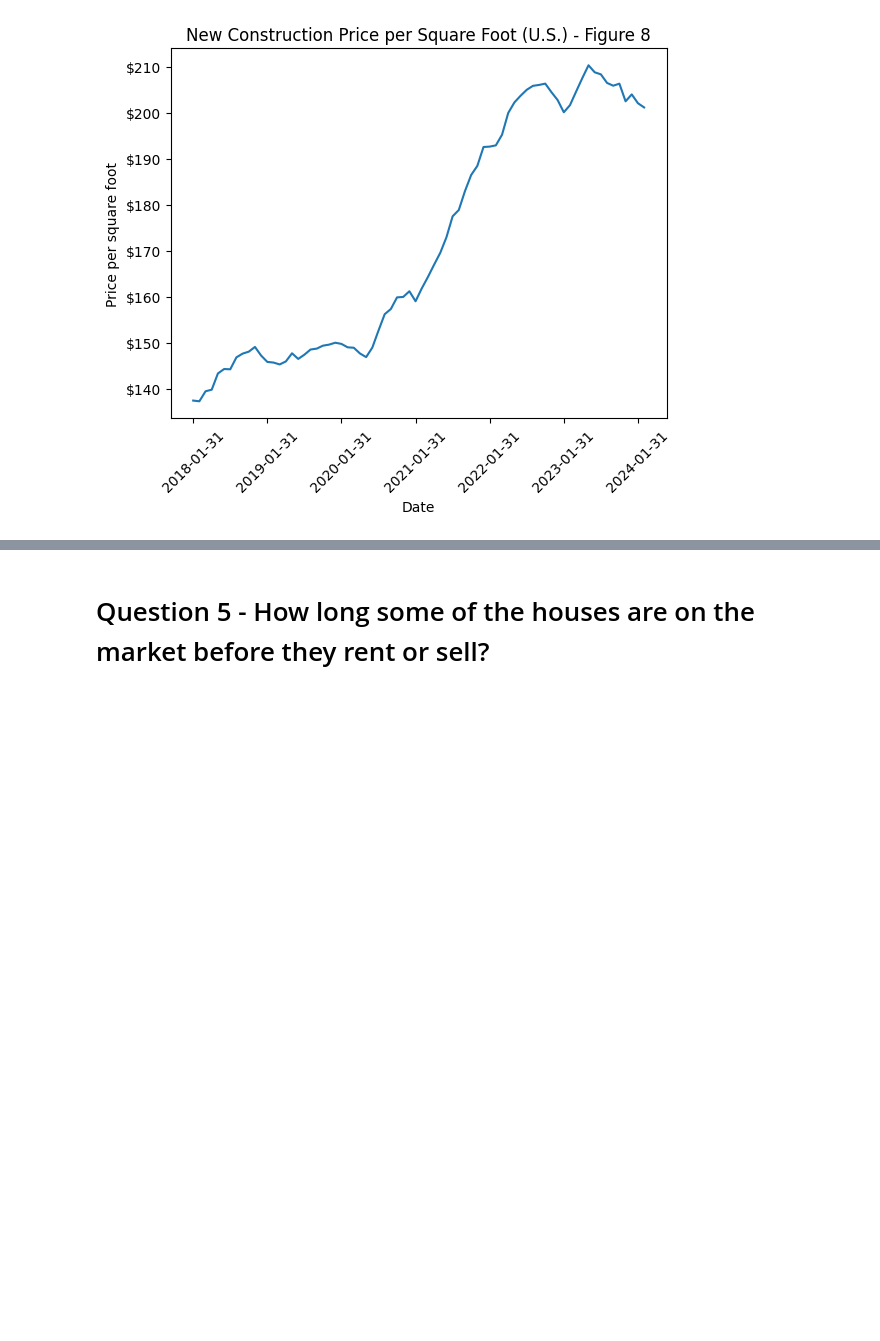
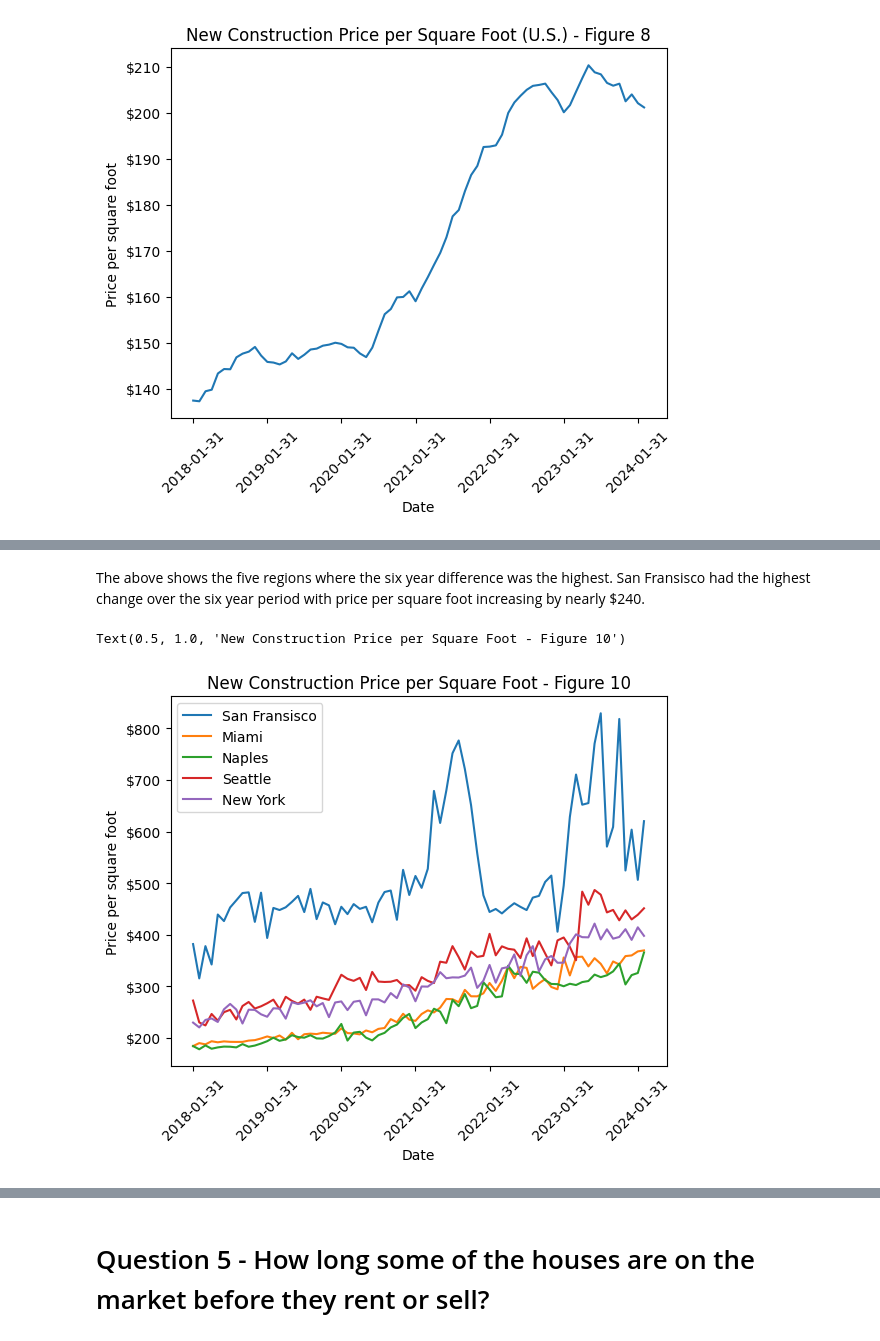
Before and after one commit to leoflewis/final-project, a Jupyter notebook: Project-Notebook.ipynb, the cells around one changed output, grey strips where cells are left out. Cells and saved outputs as stored; diff of their text form; code cells hidden in the pictures; blank space fills up the shorter version.

```diff
--- a/Project-Notebook.ipynb
+++ b/Project-Notebook.ipynb
@@ -403,0 +450,19 @@ Now let's look at which regions have had the most and least change over the time
+# %% [markdown]
+The above shows the five regions where the six year difference was the highest. San Fransisco had the highest change over the six year period with price per square foot increasing by nearly $240.
+# %%
+ax = sns.lineplot(data=five_most_plot_data.iloc[0], label="San Fransisco")
+ax = sns.lineplot(data=five_most_plot_data.iloc[1], label="Miami")
+ax = sns.lineplot(data=five_most_plot_data.iloc[2], label="Naples")
+ax = sns.lineplot(data=five_most_plot_data.iloc[3], label="Seattle")
+ax = sns.lineplot(data=five_most_plot_data.iloc[4], label="New York")
+ax.set_xlabel("Date")
+new_ticks = [i.get_text() for i in ax.get_xticklabels()]
+plt.xticks(range(0, len(new_ticks), 12), new_ticks[::12])
+ax.tick_params(axis='x', rotation=45)
+ax.set_ylabel("Price per square foot")
+new_labels = [f'${int(amt)}' for amt in ax.get_yticks()]
+ax.set_yticklabels(new_labels)
+ax.set_title("New Construction Price per Square Foot - Figure 10")
+# %% [output]
+Text(0.5, 1.0, 'New Construction Price per Square Foot - Figure 10')
+[figure, added]
```
Also changed, not shown: parts of 8 cells of this notebook.
